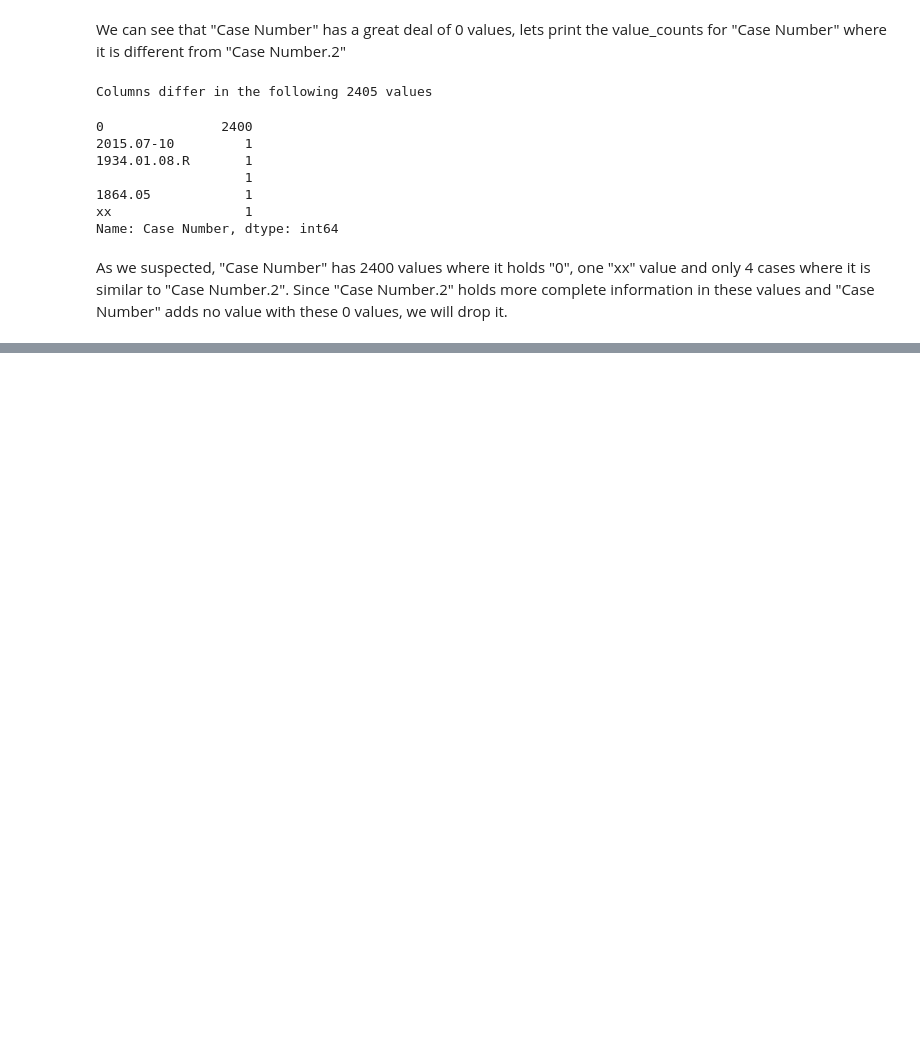
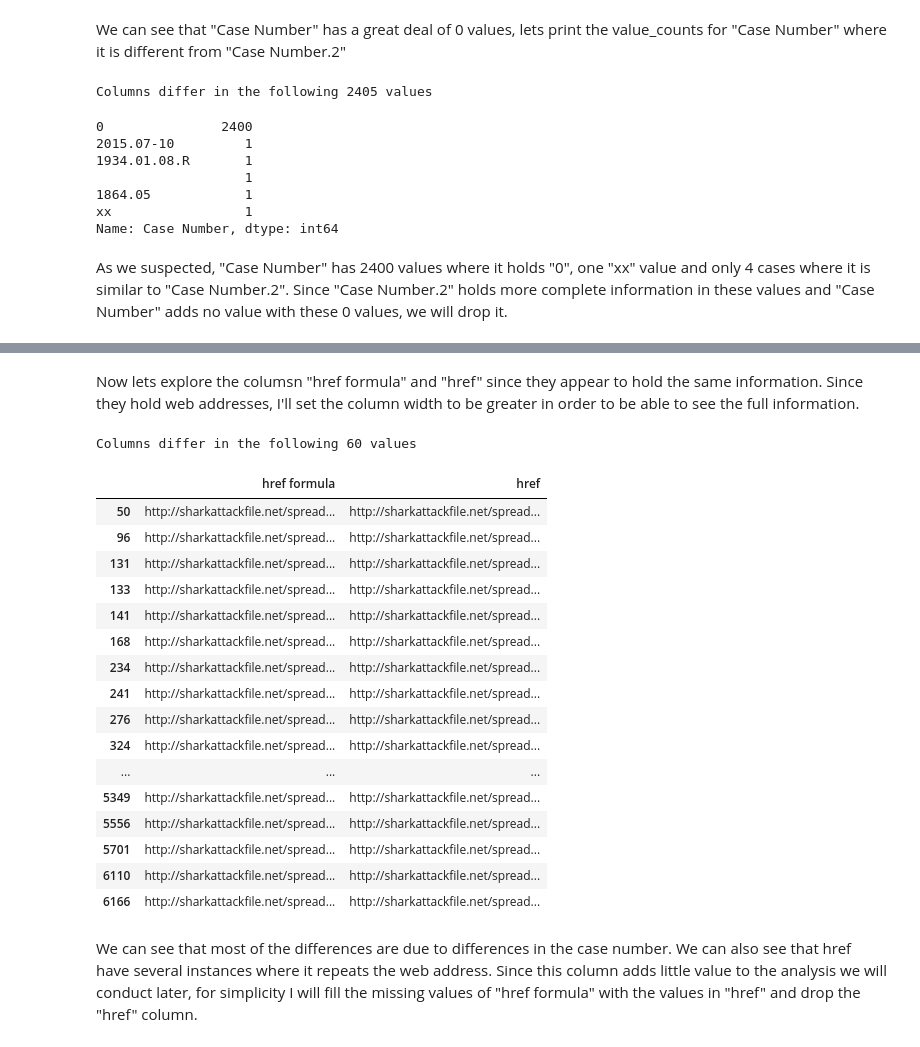
Before and after one commit to castrokike/data-cleaning-pandas, a Jupyter notebook: clean.ipynb, the cells around one changed output, grey strips where cells are left out. Drawn from its saved outputs; the diff is of its cells as text; code cells hidden in the pictures; blank space fills up the shorter version.

```diff
--- a/clean.ipynb
+++ b/clean.ipynb
@@ -199,3 +199,29 @@ attacks.head()
 | 2 | 09-Jun-2018 | 2018.0 | Invalid | USA | Hawaii | Habush, Oahu | Surfing | John Denges | M | 48 | Injury to left lower leg from sur... | ... |
 | 3 | 08-Jun-2018 | 2018.0 | Unprovoked | AUSTRALIA | New South Wales | Arrawarra Headland | Surfing | male | M | NaN | Minor injury to lower leg | ... |
 | 4 | 04-Jun-2018 | 2018.0 | Provoked | MEXICO | Colima | La Ticla | Free diving | Gustavo Ramos | M | NaN | Lacerations to leg & hand shark P... | ... |
+# %% [markdown]
+Now lets explore the columsn "href formula" and "href" since they appear to hold the same information. Since they hold web addresses, I'll set the column width to be greater in order to be able to see the full information.
+# %%
+pd.set_option("max_colwidth", 500)
+different_value_columns(attacks, ["href formula", "href"])
+# %% [output]
+Columns differ in the following 60 values
+|  | href formula | href |
+| 50 | http://sharkattackfile.net/spread... | http://sharkattackfile.net/spread... |
+| 96 | http://sharkattackfile.net/spread... | http://sharkattackfile.net/spread... |
+| 131 | http://sharkattackfile.net/spread... | http://sharkattackfile.net/spread... |
+| 133 | http://sharkattackfile.net/spread... | http://sharkattackfile.net/spread... |
+| 141 | http://sharkattackfile.net/spread... | http://sharkattackfile.net/spread... |
+| 168 | http://sharkattackfile.net/spread... | http://sharkattackfile.net/spread... |
+| 234 | http://sharkattackfile.net/spread... | http://sharkattackfile.net/spread... |
+| 241 | http://sharkattackfile.net/spread... | http://sharkattackfile.net/spread... |
+| 276 | http://sharkattackfile.net/spread... | http://sharkattackfile.net/spread... |
+| 324 | http://sharkattackfile.net/spread... | http://sharkattackfile.net/spread... |
+| ... | ... | ... |
+| 5349 | http://sharkattackfile.net/spread... | http://sharkattackfile.net/spread... |
+| 5556 | http://sharkattackfile.net/spread... | http://sharkattackfile.net/spread... |
+| 5701 | http://sharkattackfile.net/spread... | http://sharkattackfile.net/spread... |
+| 6110 | http://sharkattackfile.net/spread... | http://sharkattackfile.net/spread... |
+| 6166 | http://sharkattackfile.net/spread... | http://sharkattackfile.net/spread... |
+# %% [markdown]
+We can see that most of the differences are due to differences in the case number. We can also see that href have several instances where it repeats the web address. Since this column adds little value to the analysis we will conduct later, for simplicity I will fill the missing values of "href formula" with the values in "href" and drop the "href" column.
```
Also changed, not shown: parts of 5 cells of this notebook.
